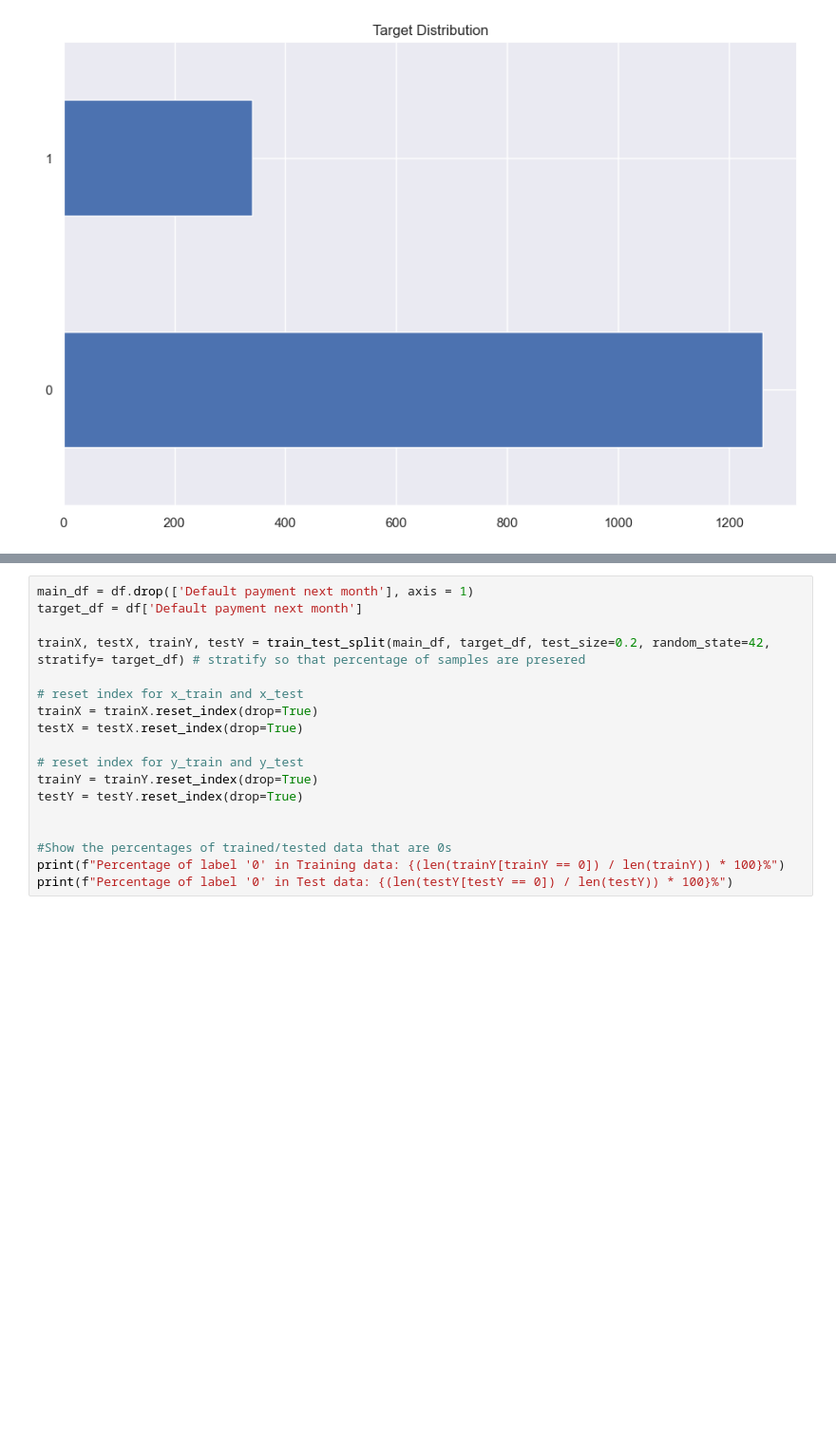
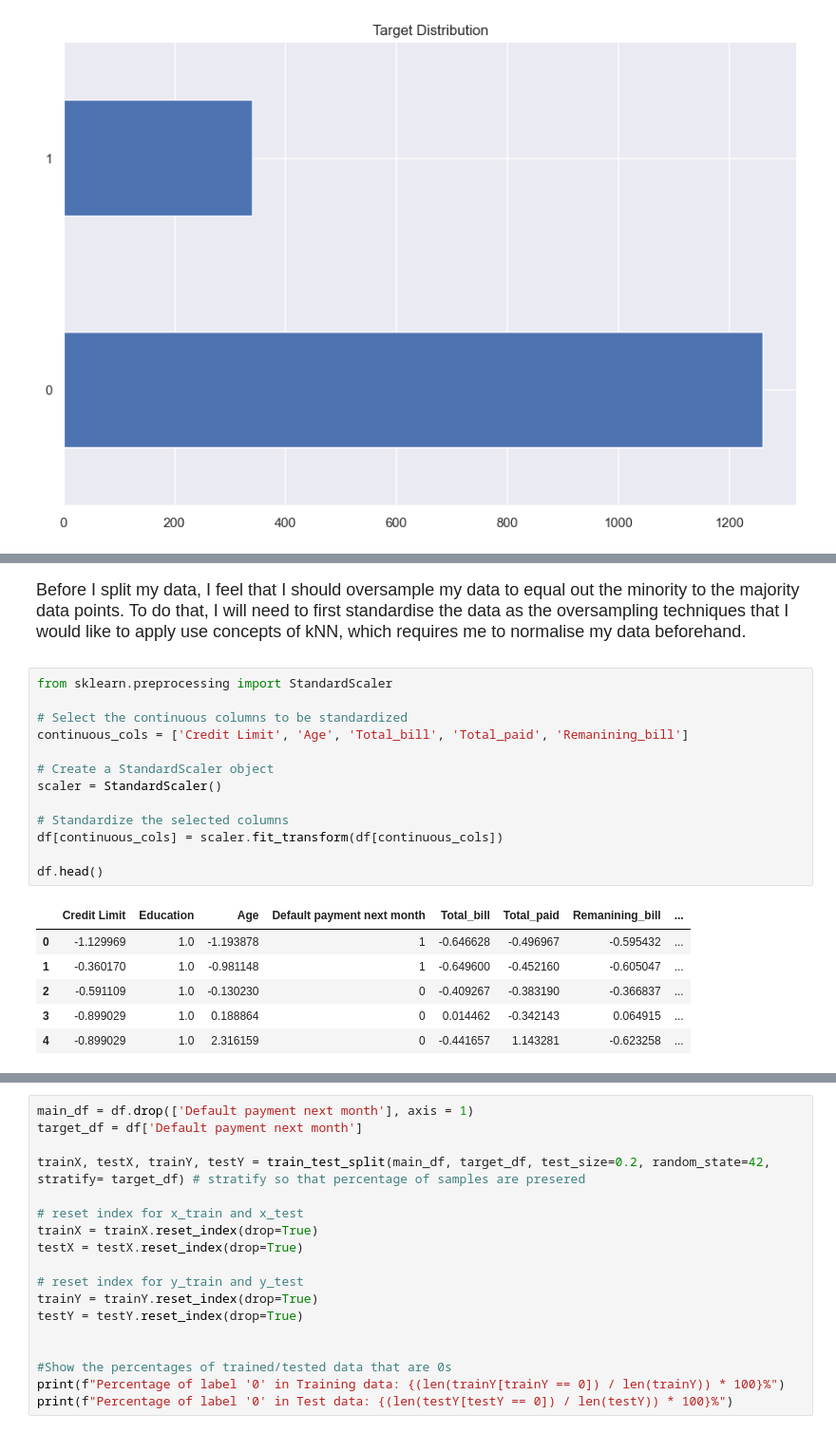
Before and after one commit to fwnriyx/poly, a Jupyter notebook: AI and Machine Learning/CA1/Classificiation/credits.ipynb, the cells around one changed output, grey strips where cells are left out. Shown at 95% size. Saved outputs shown, nothing was run; the diff lists cells and outputs as text; blank space fills up the shorter version.

Commit message:
Update CA1 Credits

```diff
--- a/AI and Machine Learning/CA1/Classificiation/credits.ipynb
+++ b/AI and Machine Learning/CA1/Classificiation/credits.ipynb
@@ -284,0 +301,24 @@ ax = (
+# %% [markdown]
+<font size = 4>
+
+Before I split my data, I feel that I should oversample my data to equal out the minority to the majority data points. To do that, I will need to first standardise the data as the oversampling techniques that I would like to apply use concepts of kNN, which requires me to normalise my data beforehand.
+# %%
+from sklearn.preprocessing import StandardScaler
+
+# Select the continuous columns to be standardized
+continuous_cols = ['Credit Limit', 'Age', 'Total_bill', 'Total_paid', 'Remanining_bill']
+
+# Create a StandardScaler object
+scaler = StandardScaler()
+
+# Standardize the selected columns
+df[continuous_cols] = scaler.fit_transform(df[continuous_cols])
+
+df.head()
+# %% [output]
+|  | Credit Limit | Education | Age | Default payment next month | Total_bill | Total_paid | Remanining_bill | ... |
+| 0 | -1.129969 | 1.0 | -1.193878 | 1 | -0.646628 | -0.496967 | -0.595432 | ... |
+| 1 | -0.360170 | 1.0 | -0.981148 | 1 | -0.649600 | -0.452160 | -0.605047 | ... |
+| 2 | -0.591109 | 1.0 | -0.130230 | 0 | -0.409267 | -0.383190 | -0.366837 | ... |
+| 3 | -0.899029 | 1.0 | 0.188864 | 0 | 0.014462 | -0.342143 | 0.064915 | ... |
+| 4 | -0.899029 | 1.0 | 2.316159 | 0 | -0.441657 | 1.143281 | -0.623258 | ... |
```
Also changed, not shown: parts of 7 cells of this notebook.
